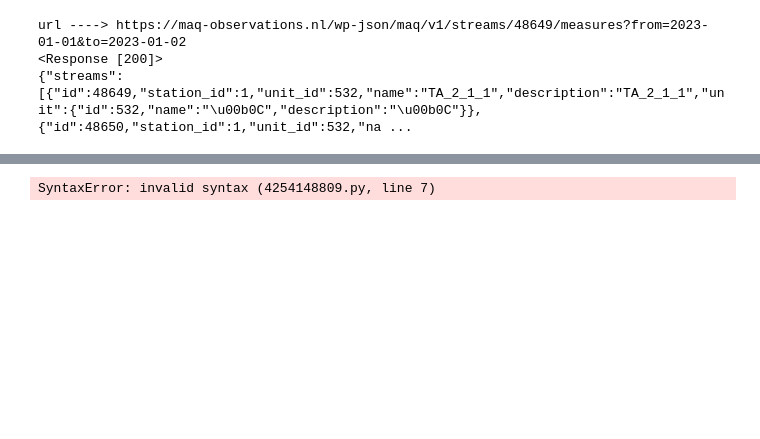
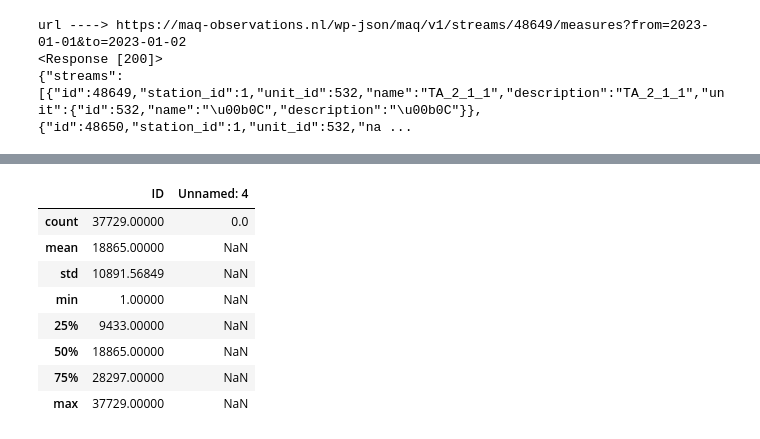
Before and after one commit to MatthijsKok01/Code, a Jupyter notebook: import_data.ipynb, the cells around one changed output, grey strips where cells are left out. Cells and saved outputs as stored; diff of their text form; code cells hidden in the pictures; blank space fills up the shorter version.

```diff
--- a/import_data.ipynb
+++ b/import_data.ipynb
@@ -32,10 +64,14 @@ print(a)
 # %%
-start_year = 2025
-end_year = 2025
-start_month = 4
-end_month = 4
-end_day = 27
-start_day = 20
-GET /wp-json/maq/v1/streams/48649/measures?from=start_year-start_month-start_day&to=end_year-end_month-end_day
+data = pd.read_csv('30-4-2025.csv', delimiter=';')
+#plt.plot(data['Datum'], data['T HE in[°C]'])
+data.describe()
 # %% [output]
-SyntaxError: invalid syntax (4254148809.py, line 7)
+|  | ID | Unnamed: 4 |
+| count | 37729.00000 | 0.0 |
+| mean | 18865.00000 | NaN |
+| std | 10891.56849 | NaN |
+| min | 1.00000 | NaN |
+| 25% | 9433.00000 | NaN |
+| 50% | 18865.00000 | NaN |
+| 75% | 28297.00000 | NaN |
+| max | 37729.00000 | NaN |
```
Also changed, not shown: parts of 2 cells of this notebook.
